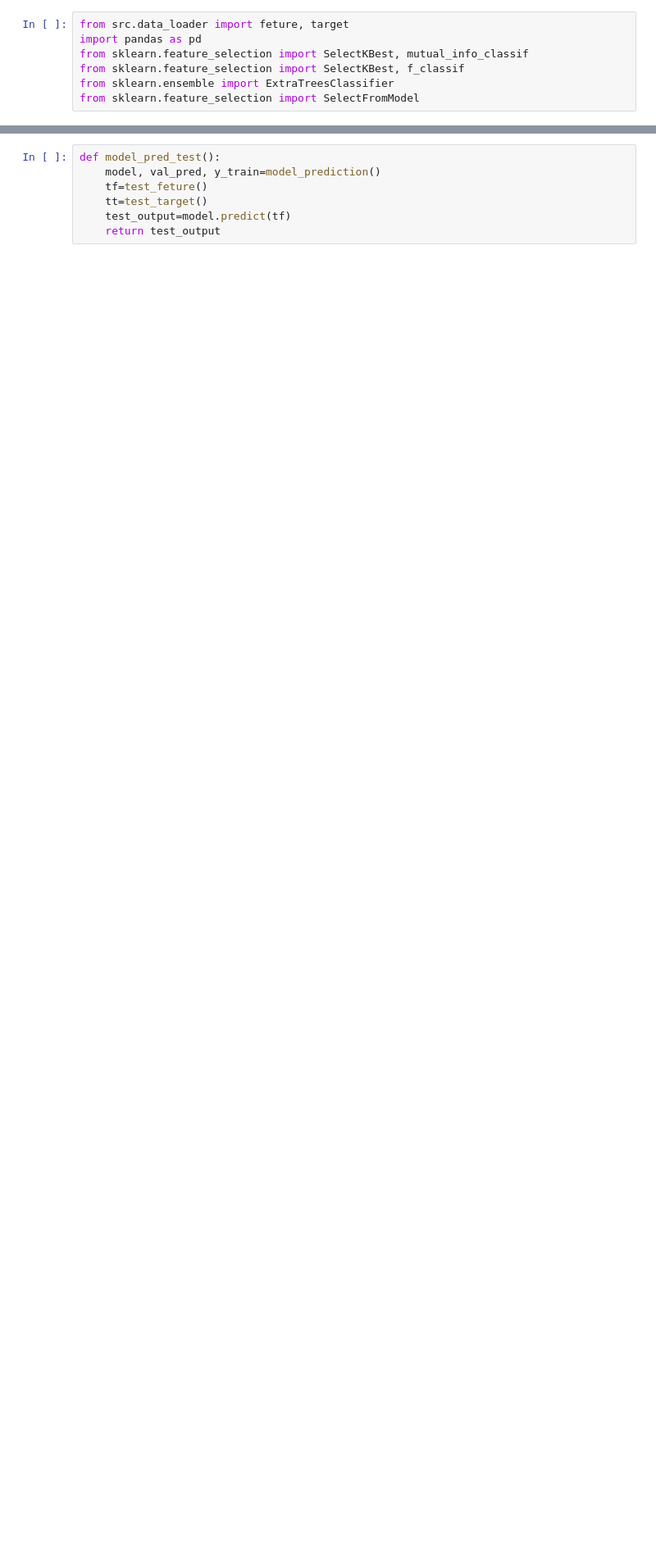
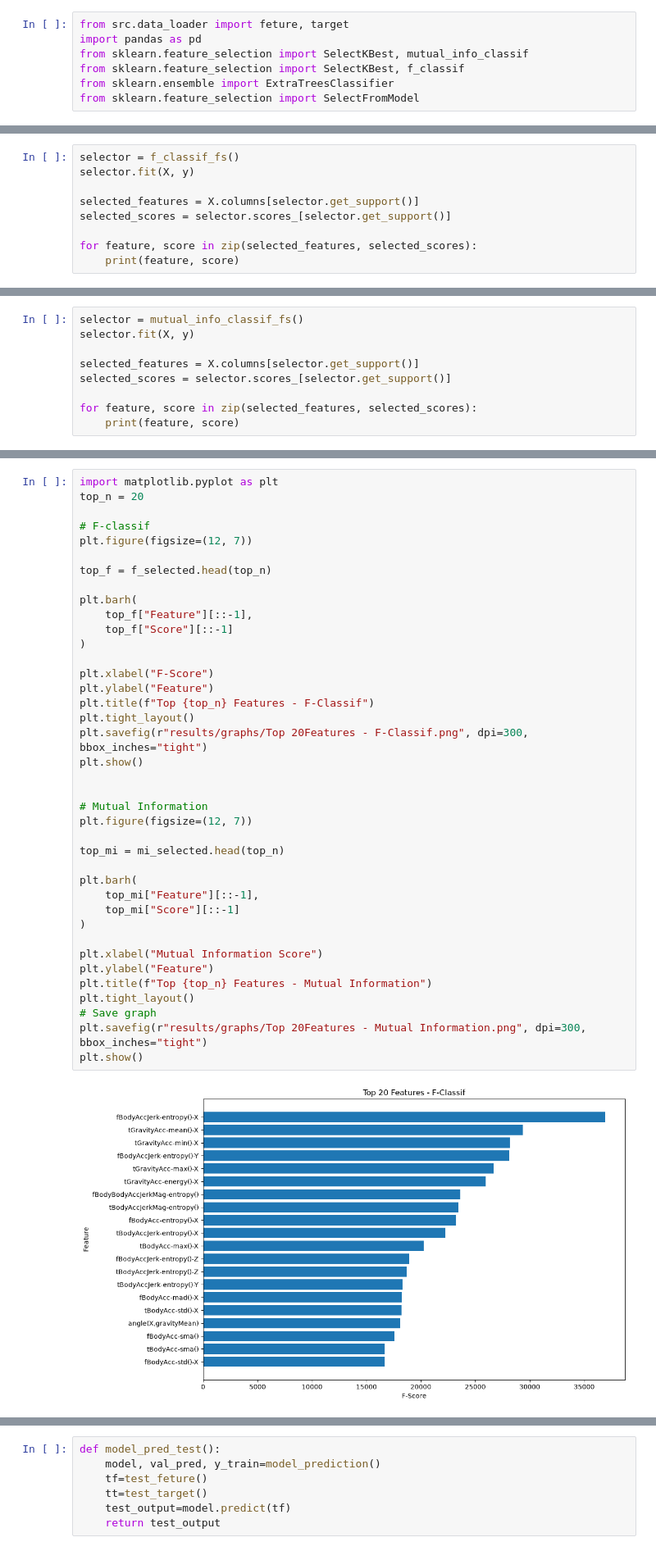
Before and after one commit to Ajay-Rajput-Indnord/Capstone1_Human_Activity_Recognition, a Jupyter notebook: presentation.ipynb, the cells around one changed output, grey strips where cells are left out. Shown at 82% size. Cells and saved outputs as stored; diff of their text form; blank space fills up the shorter version.

```diff
--- a/presentation.ipynb
+++ b/presentation.ipynb
@@ -170,0 +230,9 @@ def ExtraTreesClassifier_fc():
+# %%
+selector = f_classif_fs()
+selector.fit(X, y)
+
+selected_features = X.columns[selector.get_support()]
+selected_scores = selector.scores_[selector.get_support()]
+
+for feature, score in zip(selected_features, selected_scores):
+    print(feature, score)
@@ -170,0 +257,9 @@ def ExtraTreesClassifier_fc():
+# %%
+selector = mutual_info_classif_fs()
+selector.fit(X, y)
+
+selected_features = X.columns[selector.get_support()]
+selected_scores = selector.scores_[selector.get_support()]
+
+for feature, score in zip(selected_features, selected_scores):
+    print(feature, score)
@@ -170,0 +362,41 @@ def ExtraTreesClassifier_fc():
+# %%
+import matplotlib.pyplot as plt
+top_n = 20
+
+# F-classif
+plt.figure(figsize=(12, 7))
+
+top_f = f_selected.head(top_n)
+
+plt.barh(
+    top_f["Feature"][::-1],
+    top_f["Score"][::-1]
+)
+
+plt.xlabel("F-Score")
+plt.ylabel("Feature")
+plt.title(f"Top {top_n} Features - F-Classif")
+plt.tight_layout()
+plt.savefig(r"results/graphs/Top 20Features - F-Classif.png", dpi=300, bbox_inches="tight")
+plt.show()
+
+
+# Mutual Information
+plt.figure(figsize=(12, 7))
+
+top_mi = mi_selected.head(top_n)
+
+plt.barh(
+    top_mi["Feature"][::-1],
+    top_mi["Score"][::-1]
+)
+
+plt.xlabel("Mutual Information Score")
+plt.ylabel("Feature")
+plt.title(f"Top {top_n} Features - Mutual Information")
+plt.tight_layout()
+# Save graph
+plt.savefig(r"results/graphs/Top 20Features - Mutual Information.png", dpi=300, bbox_inches="tight")
+plt.show()
+# %% [output]
+[figure, added]
```
Also changed, not shown: parts of 18 cells of this notebook, 16 other files.
